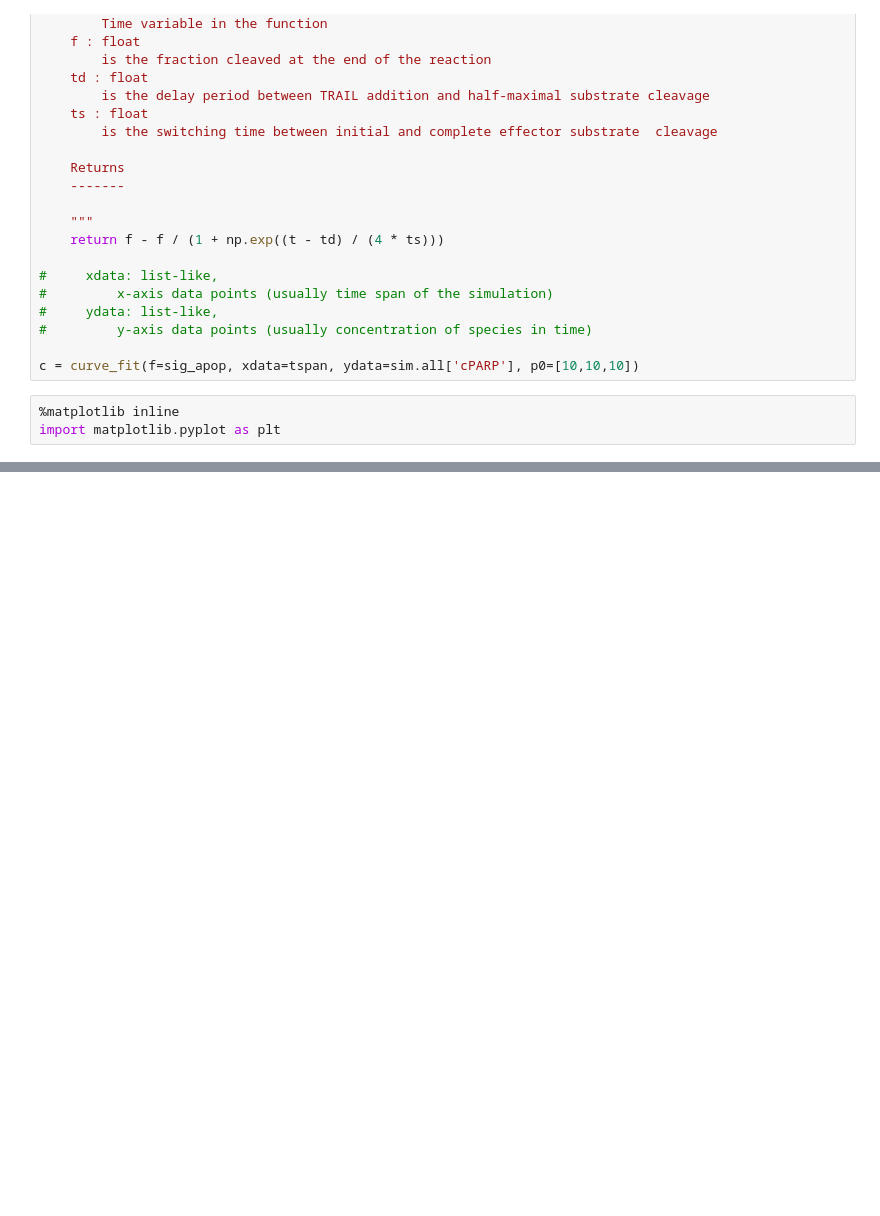
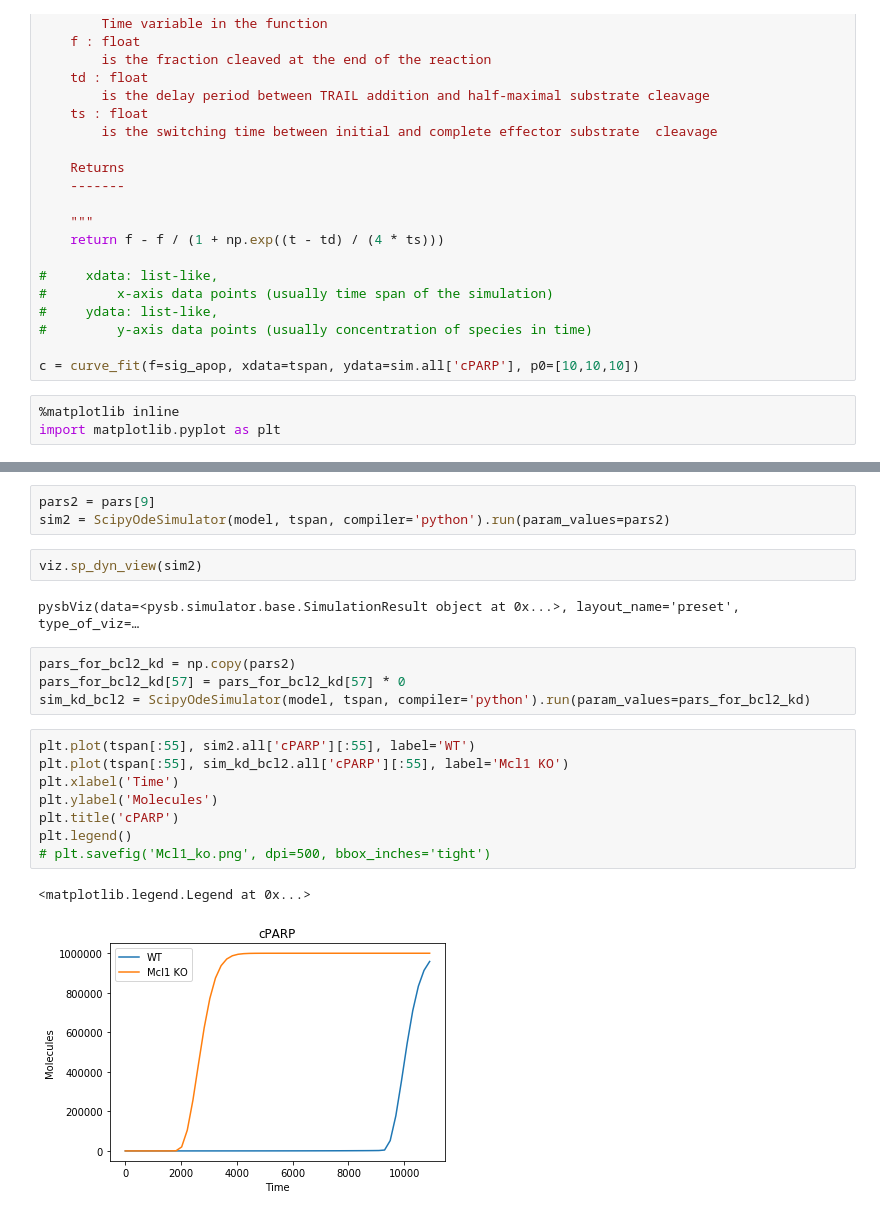
Before and after one commit to LoLab-MSM/pyvipr, a Jupyter notebook: binder/earm_dynamic.ipynb, the cells around one changed output, grey strips where cells are left out. Saved outputs shown, nothing was run; the diff lists cells and outputs as text; blank space fills up the shorter version.

```diff
--- a/binder/earm_dynamic.ipynb
+++ b/binder/earm_dynamic.ipynb
@@ -59,3 +62,25 @@ plt.legend()
 # %% [output]
 <matplotlib.legend.Legend at 0x...>
 [figure]
+# %%
+pars2 = pars[9]
+sim2 = ScipyOdeSimulator(model, tspan, compiler='python').run(param_values=pars2)
+# %%
+viz.sp_dyn_view(sim2)
+# %% [output]
+pysbViz(data=<pysb.simulator.base.SimulationResult object at 0x...>, layout_name='preset', type_of_viz=…
+# %%
+pars_for_bcl2_kd = np.copy(pars2)
+pars_for_bcl2_kd[57] = pars_for_bcl2_kd[57] * 0
+sim_kd_bcl2 = ScipyOdeSimulator(model, tspan, compiler='python').run(param_values=pars_for_bcl2_kd)
+# %%
+plt.plot(tspan[:55], sim2.all['cPARP'][:55], label='WT')
+plt.plot(tspan[:55], sim_kd_bcl2.all['cPARP'][:55], label='Mcl1 KO')
+plt.xlabel('Time')
+plt.ylabel('Molecules')
+plt.title('cPARP')
+plt.legend()
+# plt.savefig('Mcl1_ko.png', dpi=500, bbox_inches='tight')
+# %% [output]
+<matplotlib.legend.Legend at 0x...>
+[figure, added]
```
Also changed, not shown: parts of 8 cells of this notebook, 10 other files.
